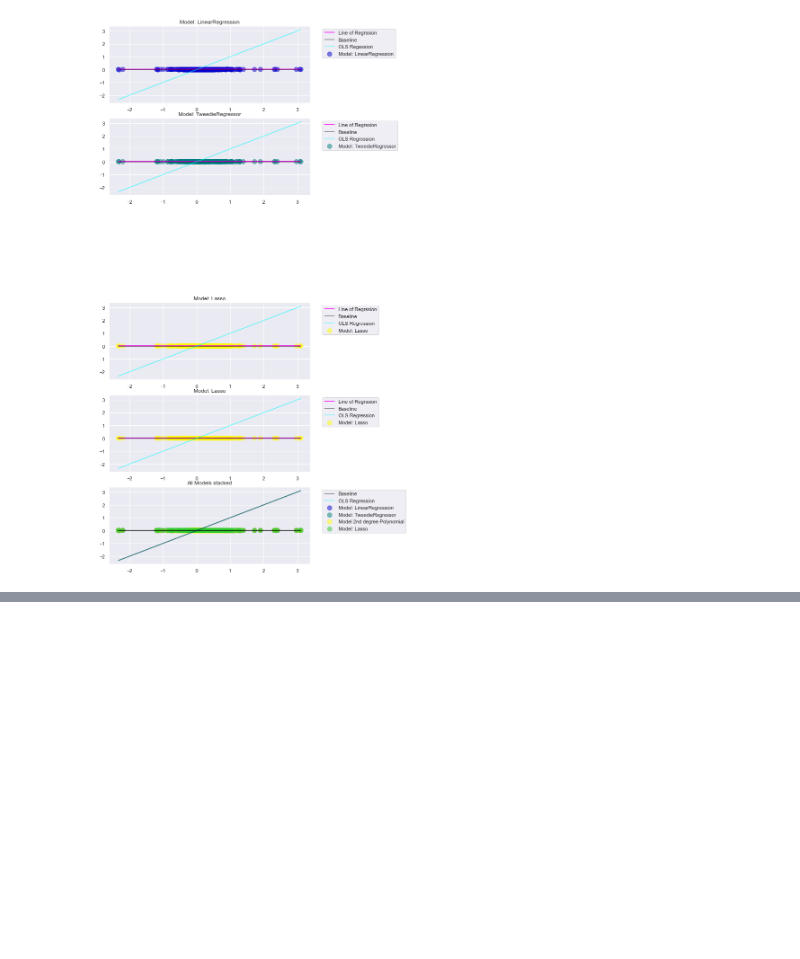
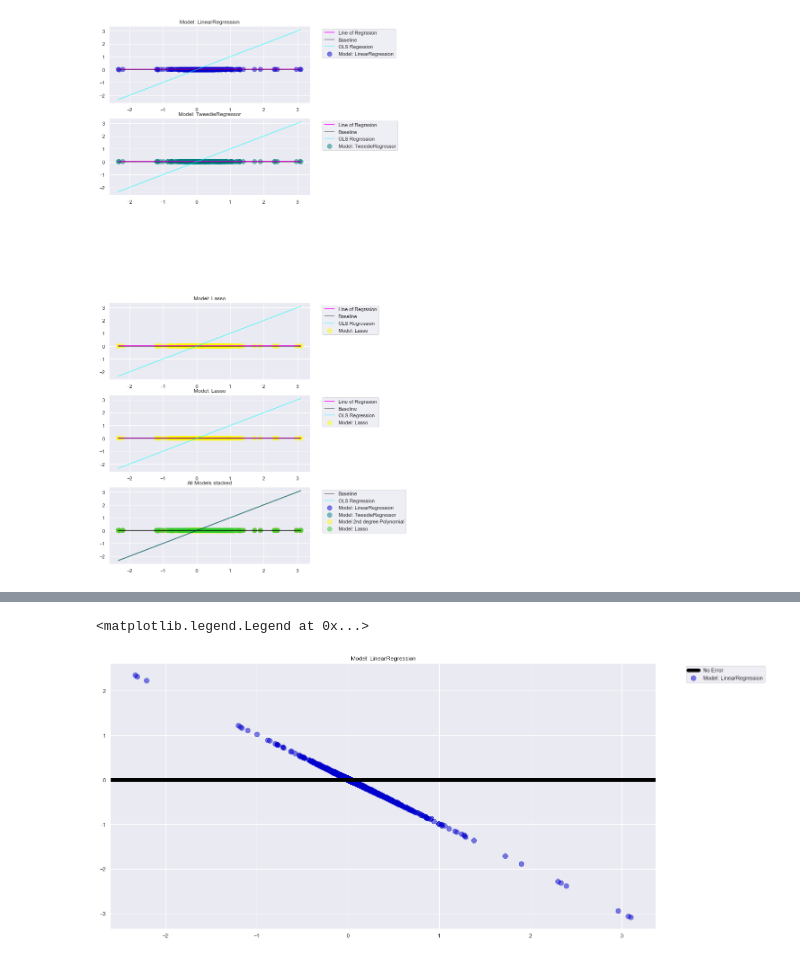
Before and after one commit to Zillow-Project/zillow_project_2021, a Jupyter notebook: Liam/train_val_test_with_clusters.ipynb, the cells around one changed output, grey strips where cells are left out. Drawn from its saved outputs; the diff is of its cells as text; code cells hidden in the pictures; blank space fills up the shorter version.

```diff
--- a/Liam/train_val_test_with_clusters.ipynb
+++ b/Liam/train_val_test_with_clusters.ipynb
@@ -782,0 +893,11 @@ plt.legend(bbox_to_anchor=(1.05, 1.0), loc='upper left')
+# %%
+plt.figure(figsize=(20,10))
+sns.set(style="darkgrid")
+plt.scatter(y_validate.logerror, y_validate.logerror_pred_lm-y_validate.logerror,
+            alpha=.5, color="mediumblue", s=100, label="Model: LinearRegression")
+plt.axhline(label="No Error", color='black', linewidth=7)
+plt.title('Model: LinearRegression')
+plt.legend(bbox_to_anchor=(1.05, 1.0), loc='upper left')
+# %% [output]
+<matplotlib.legend.Legend at 0x...>
+[figure, added]
```
Also changed, not shown: parts of 20 cells of this notebook, 2 other files.
